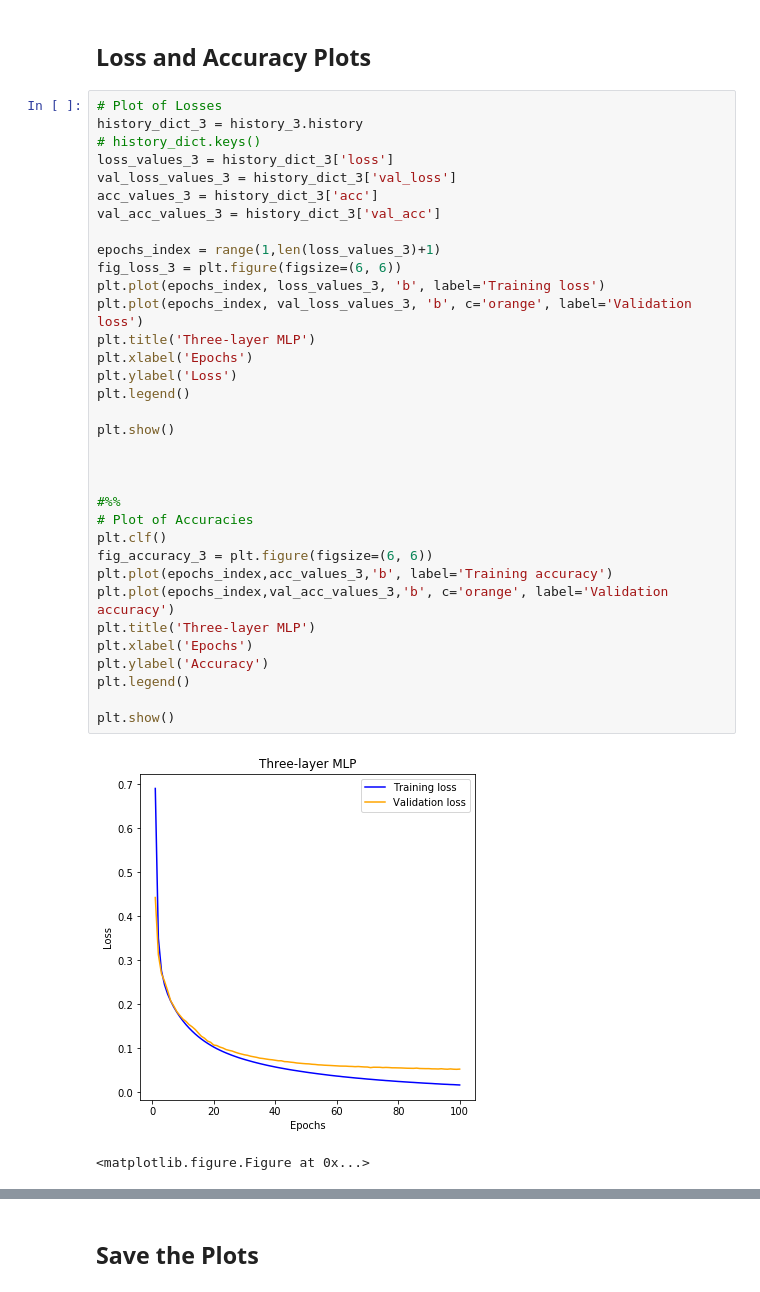
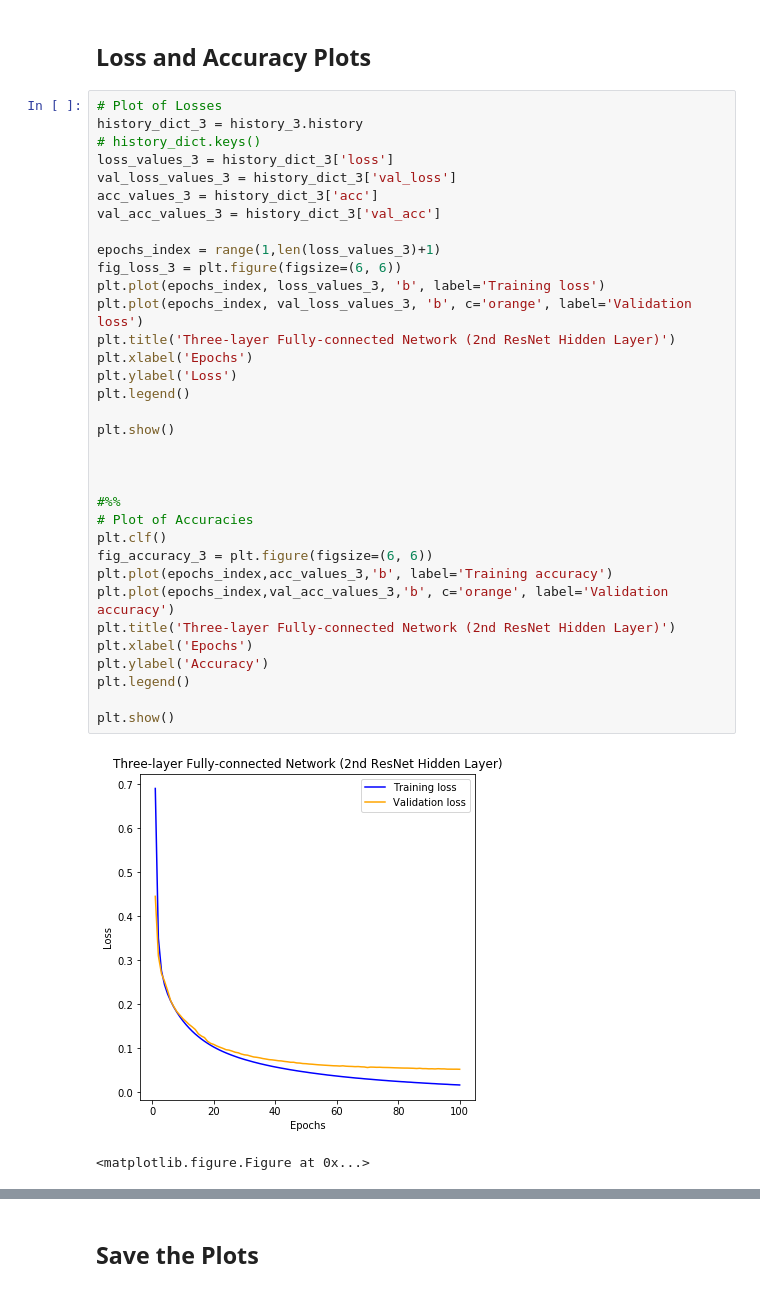
Before and after one commit to timlautk/BCD-for-DNNs, a Jupyter notebook: Keras/MNIST MLP Experiments.ipynb, the cells around one changed output, grey strips where cells are left out. Drawn from its saved outputs; the diff is of its cells as text.

```diff
--- a/Keras/MNIST MLP Experiments.ipynb
+++ b/Keras/MNIST MLP Experiments.ipynb
@@ -419,34 +418,34 @@ history_dict_3 = history_3.history
 # history_dict.keys()
 loss_values_3 = history_dict_3['loss']
 val_loss_values_3 = history_dict_3['val_loss']
 acc_values_3 = history_dict_3['acc']
 val_acc_values_3 = history_dict_3['val_acc']
 
 epochs_index = range(1,len(loss_values_3)+1)
 fig_loss_3 = plt.figure(figsize=(6, 6))
 plt.plot(epochs_index, loss_values_3, 'b', label='Training loss')
 plt.plot(epochs_index, val_loss_values_3, 'b', c='orange', label='Validation loss')
-plt.title('Three-layer MLP')
+plt.title('Three-layer Fully-connected Network (2nd ResNet Hidden Layer)')
 plt.xlabel('Epochs')
 plt.ylabel('Loss')
 plt.legend()
 
 plt.show()
 
 
 
 #%%
 # Plot of Accuracies
 plt.clf()
 fig_accuracy_3 = plt.figure(figsize=(6, 6))
 plt.plot(epochs_index,acc_values_3,'b', label='Training accuracy')
 plt.plot(epochs_index,val_acc_values_3,'b', c='orange', label='Validation accuracy')
-plt.title('Three-layer MLP')
+plt.title('Three-layer Fully-connected Network (2nd ResNet Hidden Layer)')
 plt.xlabel('Epochs')
 plt.ylabel('Accuracy')
 plt.legend()
 
 plt.show()
 # %% [output]
-[figure, old version]
+[figure, new version]
 <matplotlib.figure.Figure at 0x...>
```
Also changed, not shown: parts of 7 cells of this notebook, 1 other file.
